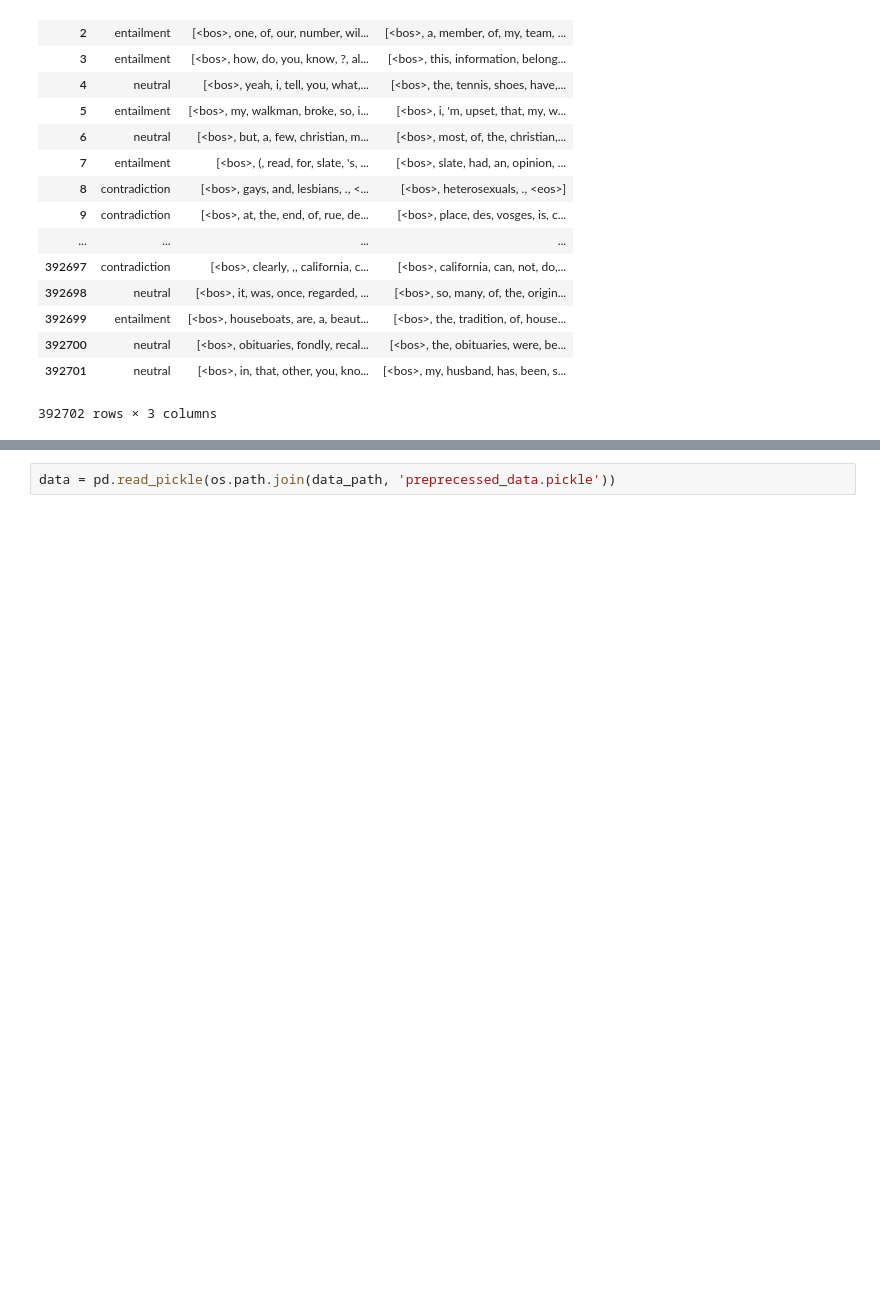
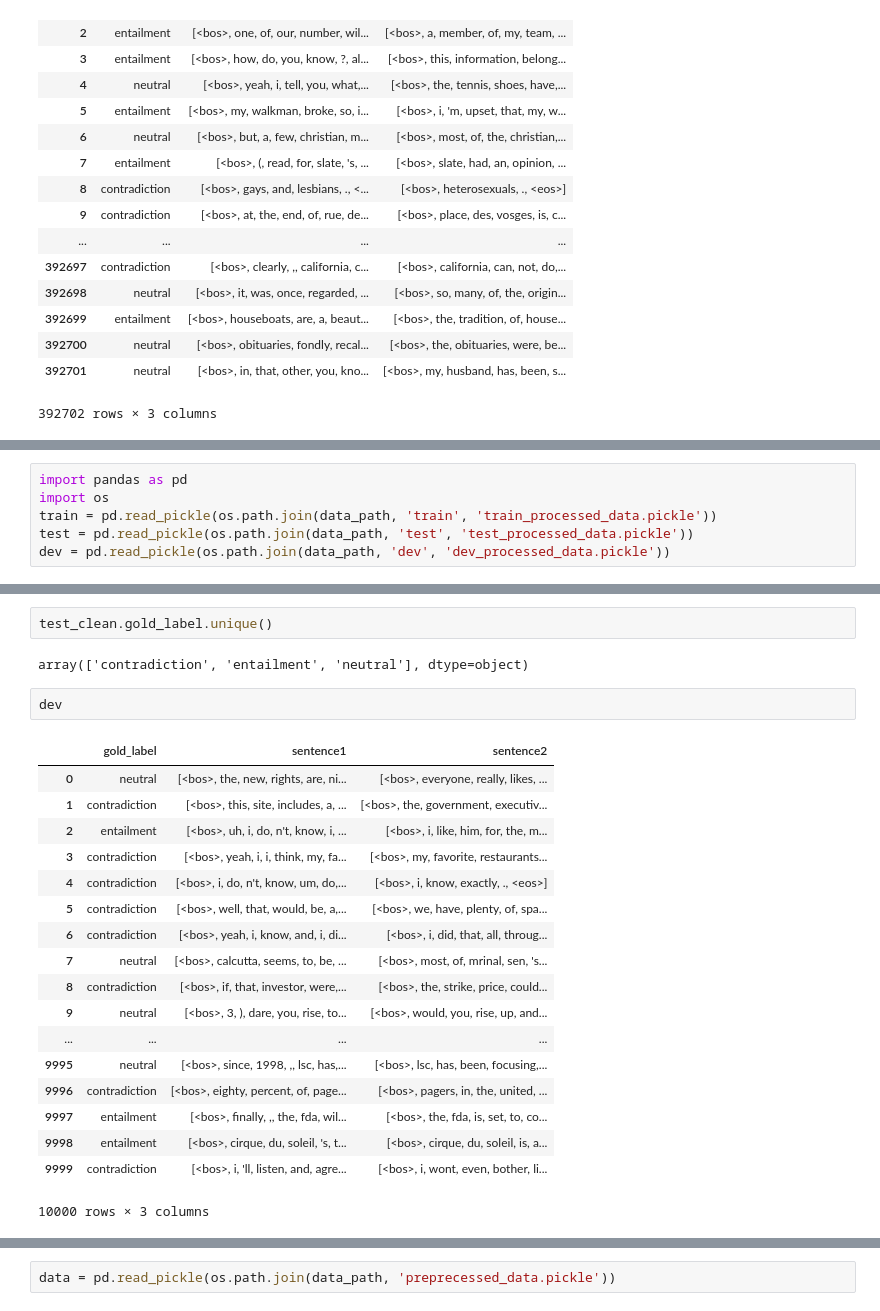
Before and after one commit to M1F1/nlp_project, a Jupyter notebook: Preprocessing_Data.ipynb, the cells around one changed output, grey strips where cells are left out. Cells and saved outputs as stored; diff of their text form; blank space fills up the shorter version.

```diff
--- a/Preprocessing_Data.ipynb
+++ b/Preprocessing_Data.ipynb
@@ -433,0 +429,6 @@ NameError: name 'data' is not defined
+# %%
+import pandas as pd
+import os
+train = pd.read_pickle(os.path.join(data_path, 'train', 'train_processed_data.pickle'))
+test = pd.read_pickle(os.path.join(data_path, 'test', 'test_processed_data.pickle'))
+dev = pd.read_pickle(os.path.join(data_path, 'dev', 'dev_processed_data.pickle'))
@@ -433,0 +463,25 @@ NameError: name 'data' is not defined
+# %%
+test_clean.gold_label.unique()
+# %% [output]
+array(['contradiction', 'entailment', 'neutral'], dtype=object)
+# %%
+dev
+# %% [output]
+|  | gold_label | sentence1 | sentence2 |
+| 0 | neutral | [<bos>, the, new, rights, are, ni... | [<bos>, everyone, really, likes, ... |
+| 1 | contradiction | [<bos>, this, site, includes, a, ... | [<bos>, the, government, executiv... |
+| 2 | entailment | [<bos>, uh, i, do, n't, know, i, ... | [<bos>, i, like, him, for, the, m... |
+| 3 | contradiction | [<bos>, yeah, i, i, think, my, fa... | [<bos>, my, favorite, restaurants... |
+| 4 | contradiction | [<bos>, i, do, n't, know, um, do,... | [<bos>, i, know, exactly, ., <eos>] |
+| 5 | contradiction | [<bos>, well, that, would, be, a,... | [<bos>, we, have, plenty, of, spa... |
+| 6 | contradiction | [<bos>, yeah, i, know, and, i, di... | [<bos>, i, did, that, all, throug... |
+| 7 | neutral | [<bos>, calcutta, seems, to, be, ... | [<bos>, most, of, mrinal, sen, 's... |
+| 8 | contradiction | [<bos>, if, that, investor, were,... | [<bos>, the, strike, price, could... |
+| 9 | neutral | [<bos>, 3, ), dare, you, rise, to... | [<bos>, would, you, rise, up, and... |
+| ... | ... | ... | ... |
+| 9995 | neutral | [<bos>, since, 1998, ,, lsc, has,... | [<bos>, lsc, has, been, focusing,... |
+| 9996 | contradiction | [<bos>, eighty, percent, of, page... | [<bos>, pagers, in, the, united, ... |
+| 9997 | entailment | [<bos>, finally, ,, the, fda, wil... | [<bos>, the, fda, is, set, to, co... |
+| 9998 | entailment | [<bos>, cirque, du, soleil, 's, t... | [<bos>, cirque, du, soleil, is, a... |
+| 9999 | contradiction | [<bos>, i, 'll, listen, and, agre... | [<bos>, i, wont, even, bother, li... |
+10000 rows × 3 columns
```
Also changed, not shown: parts of 9 cells of this notebook, 4 other files.
